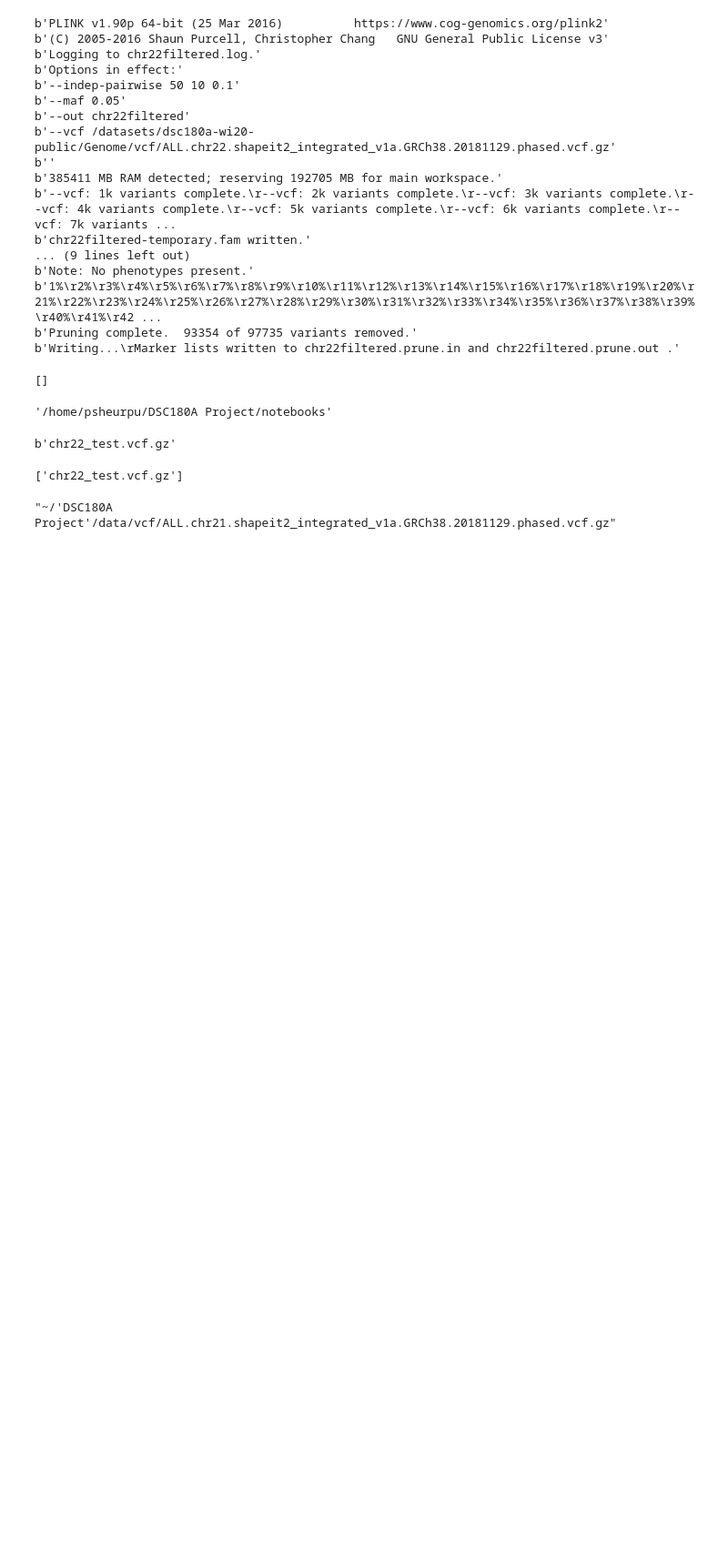
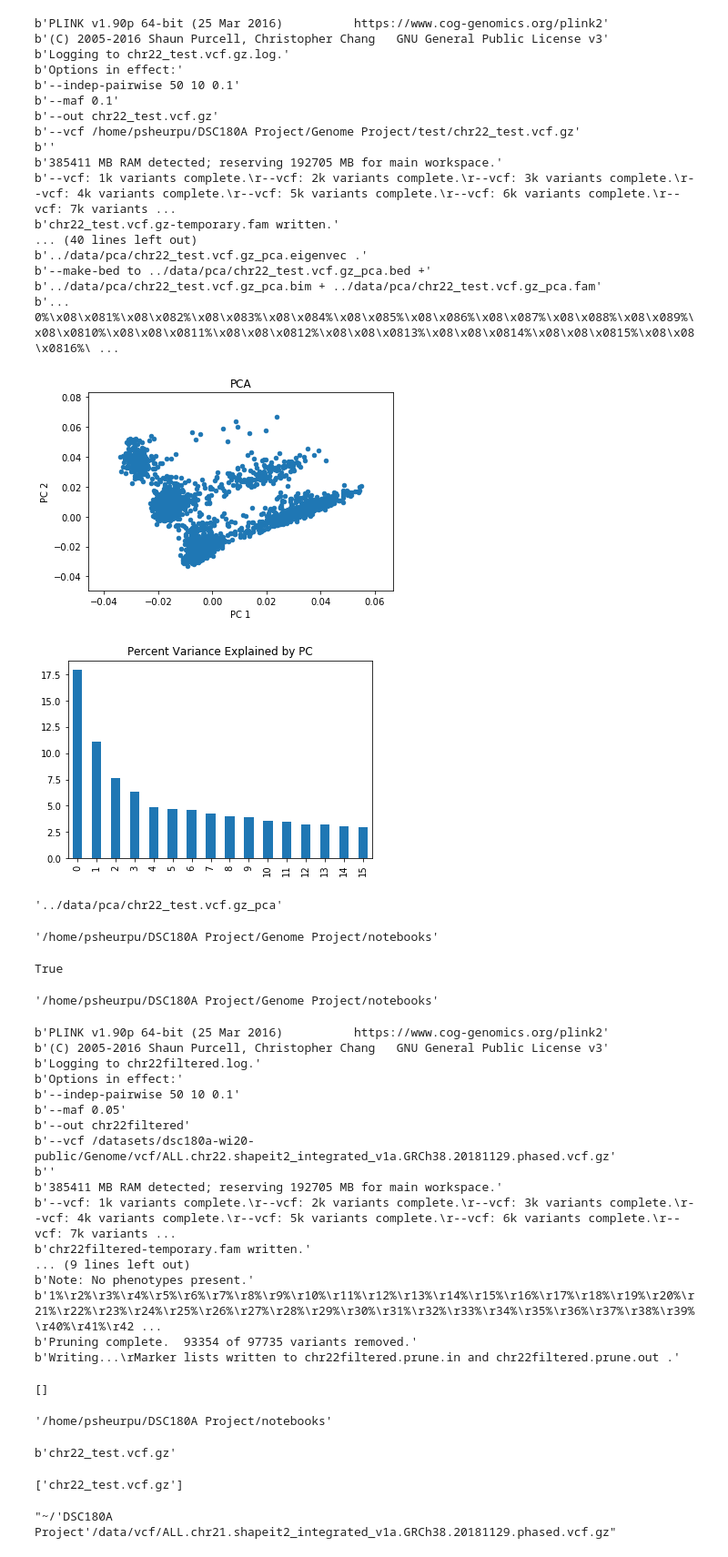
Before and after one commit to pserket/Clustering-Human-Genome, a Jupyter notebook: Genome Project/notebooks/vcf filter.ipynb, the cells around one changed output. Shown at 91% size. Drawn from its saved outputs; the diff is of its cells as text; code cells hidden in the pictures; blank space fills up the shorter version.

Commit message:
updating functions in notebook

```diff
--- a/Genome Project/notebooks/vcf filter.ipynb
+++ b/Genome Project/notebooks/vcf filter.ipynb
@@ -81,7 +81,7 @@ def run_process(command, print_out=1):
 
 def filter_vcf(fp, out_path, out_prefix, MAF='0.1'):
     """ ex: fp = '/datasets/dsc180a-wi20-public/Genome/vcf/ALL.chr22.shapeit2_integrated_v1a.GRCh38.20181129.phased.vcf.gz'
-    out_path = '~/'DSC180A Project'/data/vcf/filtered/'
+    out_path = '../data/vcf/filtered/'
     out_prefix = 'chr22filtered'
     MAF = '0.1'
     """
@@ -90,19 +90,32 @@ def filter_vcf(fp, out_path, out_prefix, MAF='0.1'):
 
     cmd = ["cd "+ out_path + "; plink2 --vcf " + fp + " --maf " + str(MAF) + " --indep-pairwise 50 10 0.1 --out "+ out_prefix]
     run_process(cmd)
-    return out_path + out_prefix
+    return out_path + out_prefix + '.prune.in'
 
 def make_pca(fp, prune_path, pca_out_path, out_prefix):
     """ fp = '/datasets/dsc180a-wi20-public/Genome/vcf/ALL.chr22.shapeit2_integrated_v1a.GRCh38.20181129.phased.vcf.gz'
-    prune_path = '~/'DSC180A Project'/data/vcf/filtered/chr22filtered.prune.in'
+    prune_path = '../data/vcf/filtered/chr22filtered.prune.in'
 
     """
+    from pathlib import Path
+    Path(pca_out_path).mkdir(parents=True, exist_ok=True)
+
+#     if os.path.exists(prune_path.replace('~', str(Path.home())).replace('\'', '')): # check if my computer
+#         print('hi')
+
     pca_file_name = pca_out_path + out_prefix + '_pca'
+#     print(pca_file_name)
+
     cmd = 'plink2 --vcf ' + fp + ' --extract ' + prune_path + ' --make-bed --pca --out ' + pca_file_name
     run_process(cmd)
+
     return pca_file_name
 
 def plot_from_pca(pca_file_name):
+#     to_cd = '/'.join(pca_file_name.split('/')[:-1])
+#     def cd(path):
+#         os.chdir(os.path.expanduser(path))
+#     cd(to_cd)
 
     eigvec = pd.read_table(pca_file_name + ".eigenvec", delimiter=' ', header = None)
     eigval = pd.read_table(pca_file_name + ".eigenval", delimiter=' ', header = None)
@@ -121,5 +134,52 @@ def plot_from_pca(pca_file_name):
 
     ax2 = perc_var.plot(kind='bar', legend=False)
     ax2.set_title('Percent Variance Explained by PC')
+# %%
+fp = "~/'DSC180A Project'/'Genome Project'/test/chr22_test.vcf.gz" # HARD FILEPATH
+
+prunefp = filter_vcf(fp, "../data/vcf/filtered/", fp.split('/')[-1])
+
+pca_out_path = '../data/pca/'
+pca_file_name = make_pca(fp, prunefp, pca_out_path, fp.split('/')[-1])
+plot_from_pca(pca_file_name)
+# %% [output]
+b'PLINK v1.90p 64-bit (25 Mar 2016)          https://www.cog-genomics.org/plink2'
+b'(C) 2005-2016 Shaun Purcell, Christopher Chang   GNU General Public License v3'
+b'Logging to chr22_test.vcf.gz.log.'
+b'Options in effect:'
+b'--indep-pairwise 50 10 0.1'
+b'--maf 0.1'
+b'--out chr22_test.vcf.gz'
+b'--vcf /home/psheurpu/DSC180A Project/Genome Project/test/chr22_test.vcf.gz'
+b''
+b'385411 MB RAM detected; reserving 192705 MB for main workspace.'
+b'--vcf: 1k variants complete.\r--vcf: 2k variants complete.\r--vcf: 3k variants complete.\r--vcf: 4k variants complete.\r--vcf: 5k variants complete.\r--vcf: 6k variants complete.\r--vcf: 7k variants ...
+b'chr22_test.vcf.gz-temporary.fam written.'
+... (40 lines left out)
+b'../data/pca/chr22_test.vcf.gz_pca.eigenvec .'
+b'--make-bed to ../data/pca/chr22_test.vcf.gz_pca.bed +'
+b'../data/pca/chr22_test.vcf.gz_pca.bim + ../data/pca/chr22_test.vcf.gz_pca.fam'
+b'... 0%\x08\x081%\x08\x082%\x08\x083%\x08\x084%\x08\x085%\x08\x086%\x08\x087%\x08\x088%\x08\x089%\x08\x0810%\x08\x08\x0811%\x08\x08\x0812%\x08\x08\x0813%\x08\x08\x0814%\x08\x08\x0815%\x08\x08\x0816%\ ...
+[figure, added]
+[figure, added]
+# %%
+pca_file_name
+# %% [output]
+'../data/pca/chr22_test.vcf.gz_pca'
+# %%
+os.getcwd()
+# %% [output]
+'/home/psheurpu/DSC180A Project/Genome Project/notebooks'
+# %%
+
+# os.chdir('../../notebooks')
+os.path.exists("/home/psheurpu")
+# str(Path.home())
+# %% [output]
+True
+# %%
+os.getcwd()
+# %% [output]
+'/home/psheurpu/DSC180A Project/Genome Project/notebooks'
 # %%
 fp = '/datasets/dsc180a-wi20-public/Genome/vcf/ALL.chr22.shapeit2_integrated_v1a.GRCh38.20181129.phased.vcf.gz'
```
Also changed, not shown: parts of 16 cells of this notebook.
